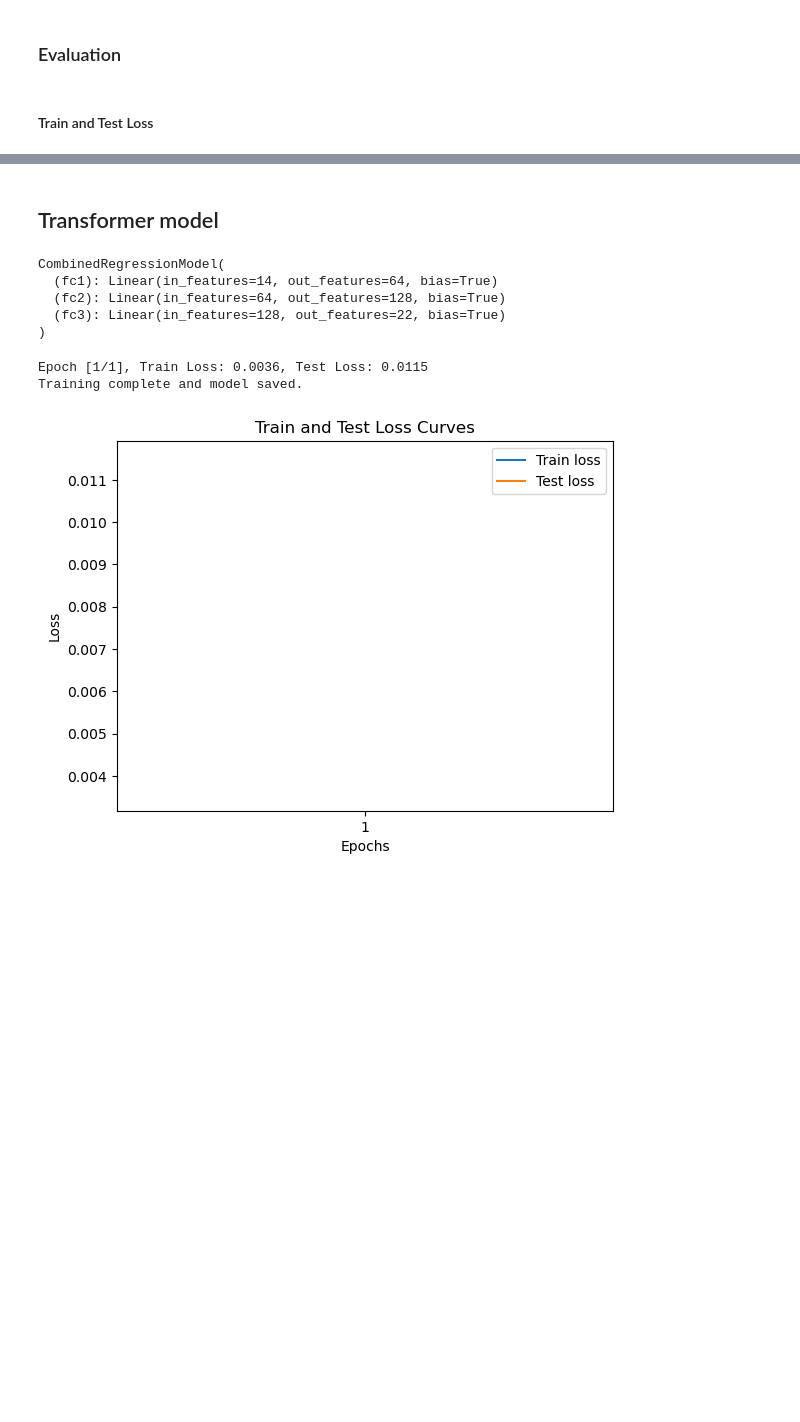
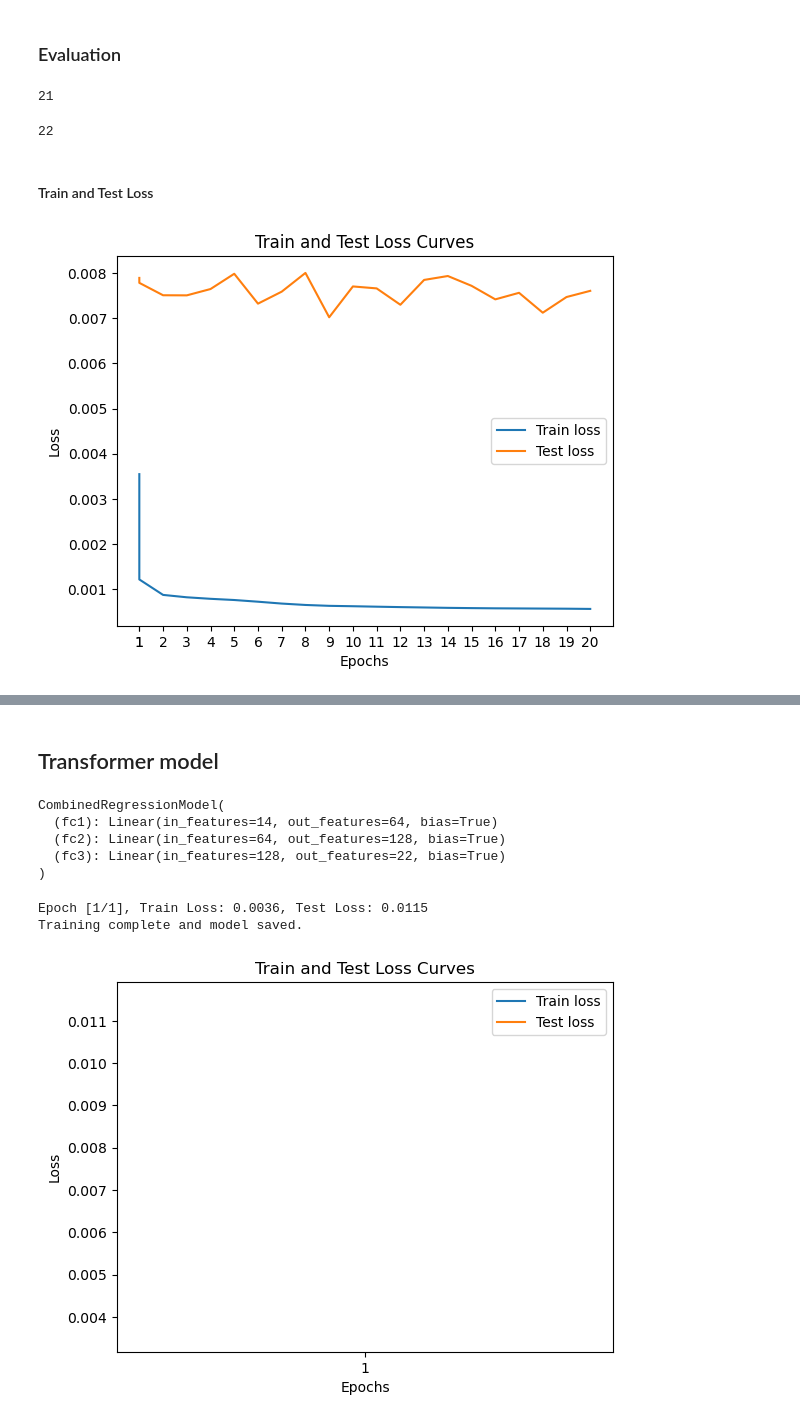
Before and after one commit to SunzidHassan/Research, a Jupyter notebook: 23-24_Automatic-Control-Lab/Projects/24_Aerosol/24_aerosol.ipynb, the cells around one changed output, grey strips where cells are left out. Saved outputs shown, nothing was run; the diff lists cells and outputs as text; code cells hidden in the pictures; blank space fills up the shorter version.

```diff
--- a/23-24_Automatic-Control-Lab/Projects/24_Aerosol/24_aerosol.ipynb
+++ b/23-24_Automatic-Control-Lab/Projects/24_Aerosol/24_aerosol.ipynb
@@ -382,9 +364,9 @@ device = torch.device('cuda' if torch.cuda.is_available() else 'cpu')
 class CombinedRegressionModel(nn.Module):
     def __init__(self, geometry_size, input_size, output_size):
         super(CombinedRegressionModel, self).__init__()
-        self.fc1 = nn.Linear(geometry_size + input_size, 64)
+        self.fc1 = nn.Linear(geometry_size + input_size, 32)
         # self.fc2 = nn.Linear(64, 128)
-        self.fc3 = nn.Linear(64, output_size)
+        self.fc3 = nn.Linear(32, output_size)
 
     def forward(self, geometry, input_data):
         # Concatenate geometry and input tensors along the last dimension
@@ -409,14 +391,16 @@ criterion = nn.MSELoss()  # Mean Squared Error for regression
 optimizer = optim.Adam(model_gio_v2.parameters(), lr=0.001)  # Adam optimizer
 
 # Training loop
-num_epochs = 15  # Number of training epochs
+num_epochs = 20  # Number of training epochs
 
 epoch_count = []
 train_loss_values = []
 test_loss_values = []
 # %%
+model = model_gio_v2
+
 for epoch in range(num_epochs):
-    model_gio_v2.train()  # Set model to training mode
+    model.train()  # Set model to training mode
     train_loss = 0.0  # Track the total loss for this epoch
 
     for geometry, inputs, targets in train_dataloader:
@@ -427,7 +411,7 @@ for epoch in range(num_epochs):
         optimizer.zero_grad()
 
         # Forward pass: compute the model output
-        outputs = model_gio_v2(geometry, inputs)
+        outputs = model(geometry, inputs)
 
         # Compute the loss
         loss = criterion(outputs, targets)
@@ -446,13 +430,13 @@ for epoch in range(num_epochs):
     train_loss_values.append(avg_train_loss)
 
     # Evaluate on the test set
-    model_gio_v2.eval()  # Set model to evaluation mode
+    model.eval()  # Set model to evaluation mode
     test_loss = 0.0  # Track total test loss for this epoch
 
     with torch.inference_mode():  # No gradients needed
         for geometry, inputs, targets in test_dataloader:
             geometry, inputs, targets = geometry.to(device), inputs.to(device), targets.to(device)
-            outputs = model_gio_v2(geometry, inputs)
+            outputs = model(geometry, inputs)
             loss = criterion(outputs, targets)
             test_loss += loss.item()
 
@@ -489,5 +474,30 @@ Epoch [15/15], Train Loss: 0.0003, Test Loss: 0.0072
 Training complete and model saved.
 # %% [markdown]
 ### Evaluation
+# %%
+len(test_loss_values)
+# %% [output]
+21
+# %%
+len(train_loss_values)
+# %% [output]
+22
 # %% [markdown]
 #### Train and Test Loss
+# %%
+import matplotlib.pyplot as plt
+
+# Plot train and test loss values
+plt.plot(epoch_count, train_loss_values[:21], label="Train loss")
+plt.plot(epoch_count, test_loss_values, label="Test loss")
+plt.title("Train and Test Loss Curves")
+plt.xlabel("Epochs")
+plt.ylabel("Loss")
+plt.legend()
+
+# Set x-ticks to show integers only
+plt.xticks(ticks=epoch_count)
+
+plt.show()
+# %% [output]
+[figure, added]
```
Also changed, not shown: parts of 20 cells of this notebook, 18 other files.
